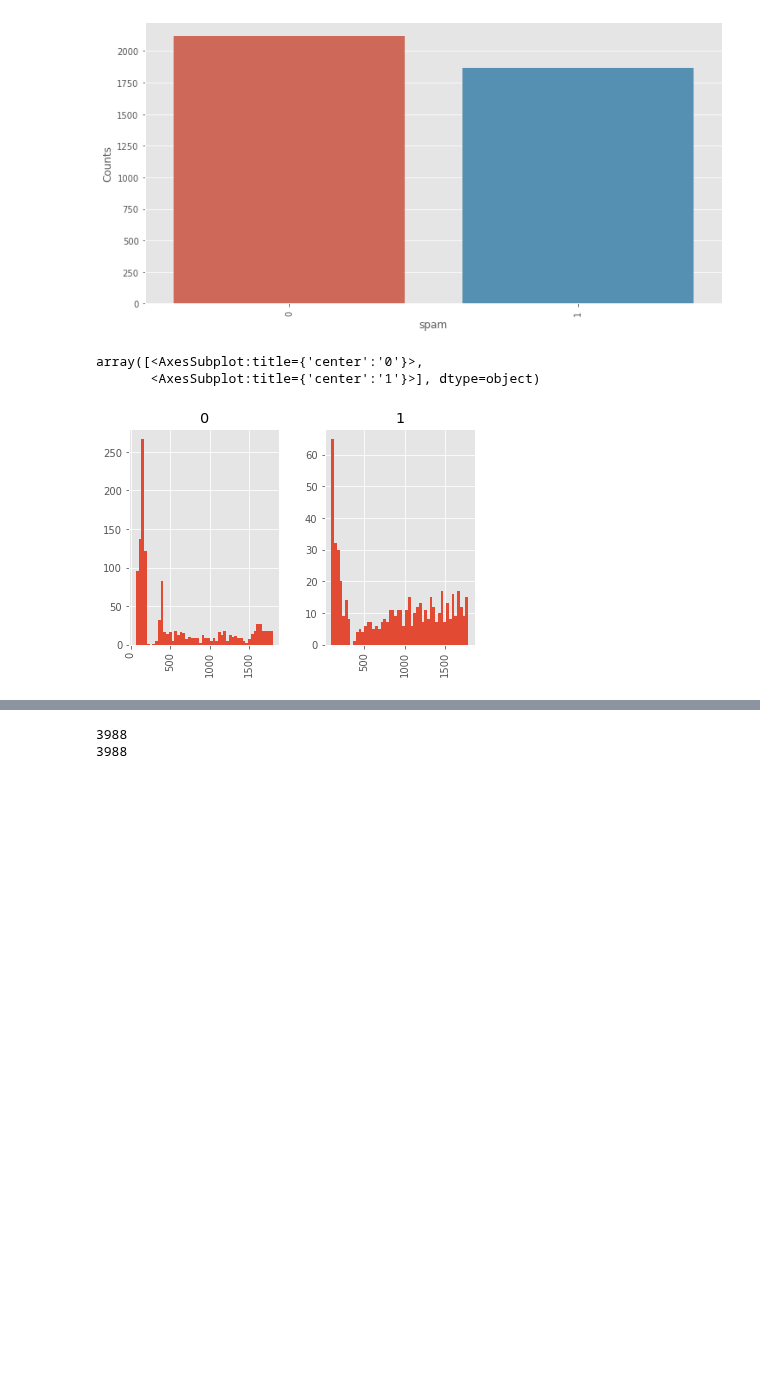
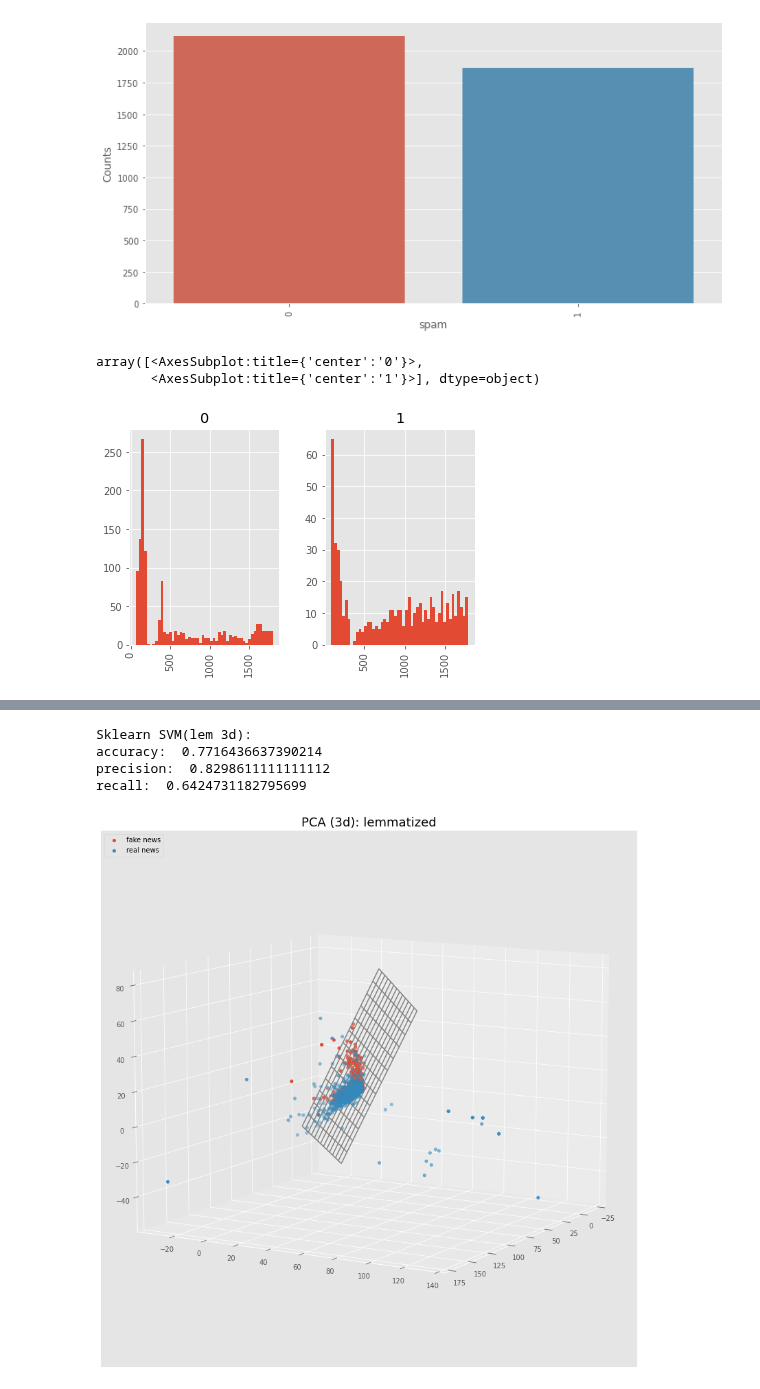
Before and after one commit to jreyesco16/ml-assignment, a Jupyter notebook: final-project/kim_chungsu_steiner_devan_reyes-cortes_jesse_final-project.ipynb, the cells around one changed output, grey strips where cells are left out. Saved outputs shown, nothing was run; the diff lists cells and outputs as text; code cells hidden in the pictures; blank space fills up the shorter version.

```diff
--- a/final-project/kim_chungsu_steiner_devan_reyes-cortes_jesse_final-project.ipynb
+++ b/final-project/kim_chungsu_steiner_devan_reyes-cortes_jesse_final-project.ipynb
@@ -249,11 +230,11 @@ class Multinomial_NB:
 model = Multinomial_NB()
 
 # hyper parameters
-alpha = [0.0000001,0.000001,0.0001, 0.001, 0.01, 0.5, 1.0, 1.5, 2.0]
+alpha = [0.001, 1, 2]
 data = [X_lem, X_stem]
 
 count = 0
-
+print("Multinomial NB(assignment 3)")
 # running model on hyper parameters
 for x in data:
 
@@ -272,7 +253,10 @@ for x in data:
         # predict labels
         y_hat = model.predict(x_test)
 
-        print("alpha: ", a, "\tAccuracy: ", accuracy(np.array(y_test),y_hat))
+        print("alpha: ", a,
+              "\naccuracy: ", accuracy_score(np.array(y_test), y_hat),
+              "\nprecision score: ",precision_score(np.array(y_test), y_hat),
+              "\nrecall: ", recall_score(np.array(y_test), y_hat), "\n")
 
     # update count
     count = 1
@@ -344,7 +363,42 @@ pca_x_lem = model.fit_transform(X_lem)
+# %%
+# run PCA data with SVM
+svm_model = svm.SVC(kernel='linear')
+
+#partition PCA data
+x_train ,x_test, y_train, y_test = partition(pca_x_lem, Y, .20)
+
+svm_model.fit(x_train, y_train)
+y_hat = svm_model.predict(x_test)
+
+print("Sklearn SVM(lem 3d): \naccuracy: ",accuracy_score(np.array(y_test), y_hat),
+     "\nprecision: ", precision_score(np.array(y_test), y_hat),
+     "\nrecall: ", recall_score(np.array(y_test), y_hat), "\n")
+
+
+db = lambda x,y: (-svm_model.intercept_[0]-svm_model.coef_[0][0]*x-svm_model.coef_[0][1]*y) / svm_model.coef_[0][2]
+tmp = np.linspace(-20,30,40)
+x,y = np.meshgrid(tmp,tmp)
+
+# Draw a scatter plot with decision boundry
+fig = plt.figure(figsize=(14,16))
+ax = fig.add_subplot(111, projection='3d')
+
+
+ax.plot_wireframe(x, y, db(x,y) ,rstride=3, cstride=3, color='grey')
+
+ax.scatter(fn_lem[:, 0], fn_lem[:, 1],fn_lem[:, 2], "b", label="fake news")
+ax.scatter(rn_lem[:, 0], rn_lem[:, 1],rn_lem[:, 2], "r", label="real news")
+
+plt.title("PCA (3d): lemmatized", fontsize=18)
+plt.legend(loc=2)
+
+ax.view_init(10, 30)
+plt.draw()
+# %% [output]
+Sklearn SVM(lem 3d):
+accuracy:  0.7716436637390214
+precision:  0.8298611111111112
+recall:  0.6424731182795699
+[figure, added]
 # %%
 # test real world samples
-print(len(pca_x_lem))
-print(len(Y))
-# %% [output]
-3988
-3988
```
Also changed, not shown: parts of 8 cells of this notebook.
